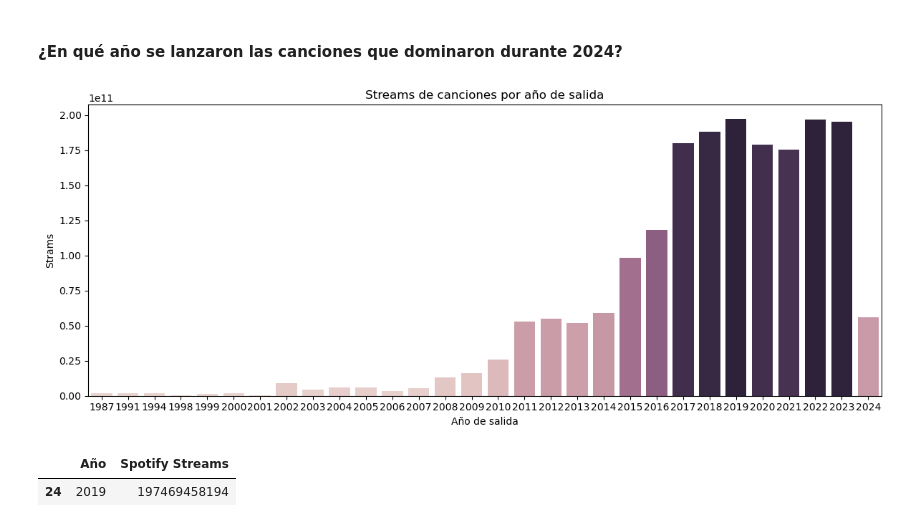
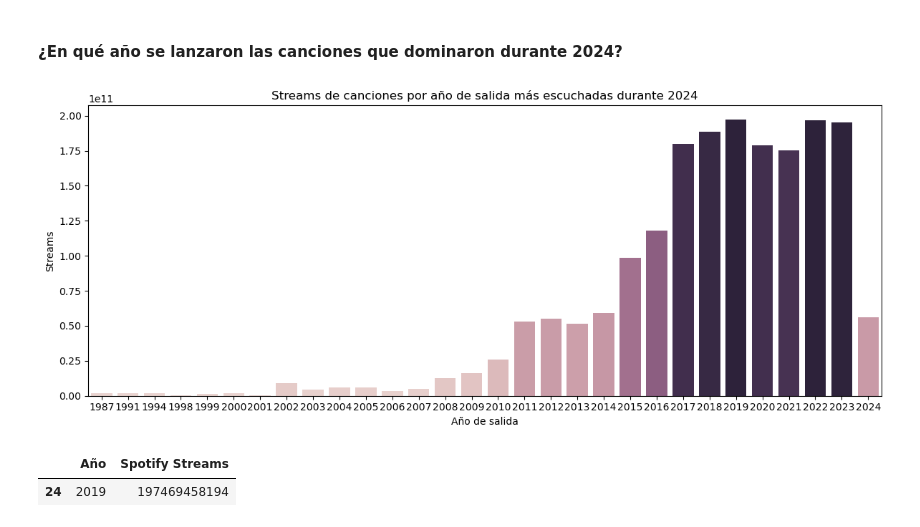
Before and after one commit to JackyDye/analisis_canciones_2024, a Jupyter notebook: spotify_analysis.ipynb, the cells around one changed output. Drawn from its saved outputs; the diff is of its cells as text; code cells hidden in the pictures.

```diff
--- a/spotify_analysis.ipynb
+++ b/spotify_analysis.ipynb
@@ -22,8 +22,16 @@ password = os.getenv('PASSWORD')
 port = os.getenv('PORT')
 hostname = os.getenv('HOSTNAME')
 # %%
+url_object = URL.create(
+    drivername="mysql+mysqlconnector",
+    username=os.getenv('USER'),
+    password=os.getenv('PASSWORD'),
+    host=os.getenv('HOSTNAME'),
+    port=os.getenv('PORT'),
+    database="spotify_2024"
+)
 
-engine = create_engine(f"mysql+mysqlconnector://{user}:{password}@{hostname}:{port}/spotify_2024")
+engine = create_engine(url_object)
 
 pd.set_option('display.max_columns', None)
 df = pd.read_sql("SELECT * FROM spotify_songs_2024", engine)
@@ -458,13 +466,13 @@ canciones_por_año.columns = ['Año', 'Spotify Streams']
 # %%
 plt.figure(figsize=(12, 5))
 sns.barplot(data=canciones_por_año, x='Año', y='Spotify Streams', hue='Spotify Streams', legend=False)
-plt.title('Streams de canciones por año de salida')
+plt.title('Streams de canciones por año de salida más escuchadas durante 2024')
 plt.xlabel('Año de salida')
-plt.ylabel('Strams')
+plt.ylabel('Streams')
 plt.tight_layout()
 plt.show()
 # %% [output]
-[figure, old version]
+[figure, new version]
 # %%
 canciones_por_año.nlargest(1, 'Spotify Streams')
 # %% [output]
```
Also changed, not shown: parts of 1 cell of this notebook.
